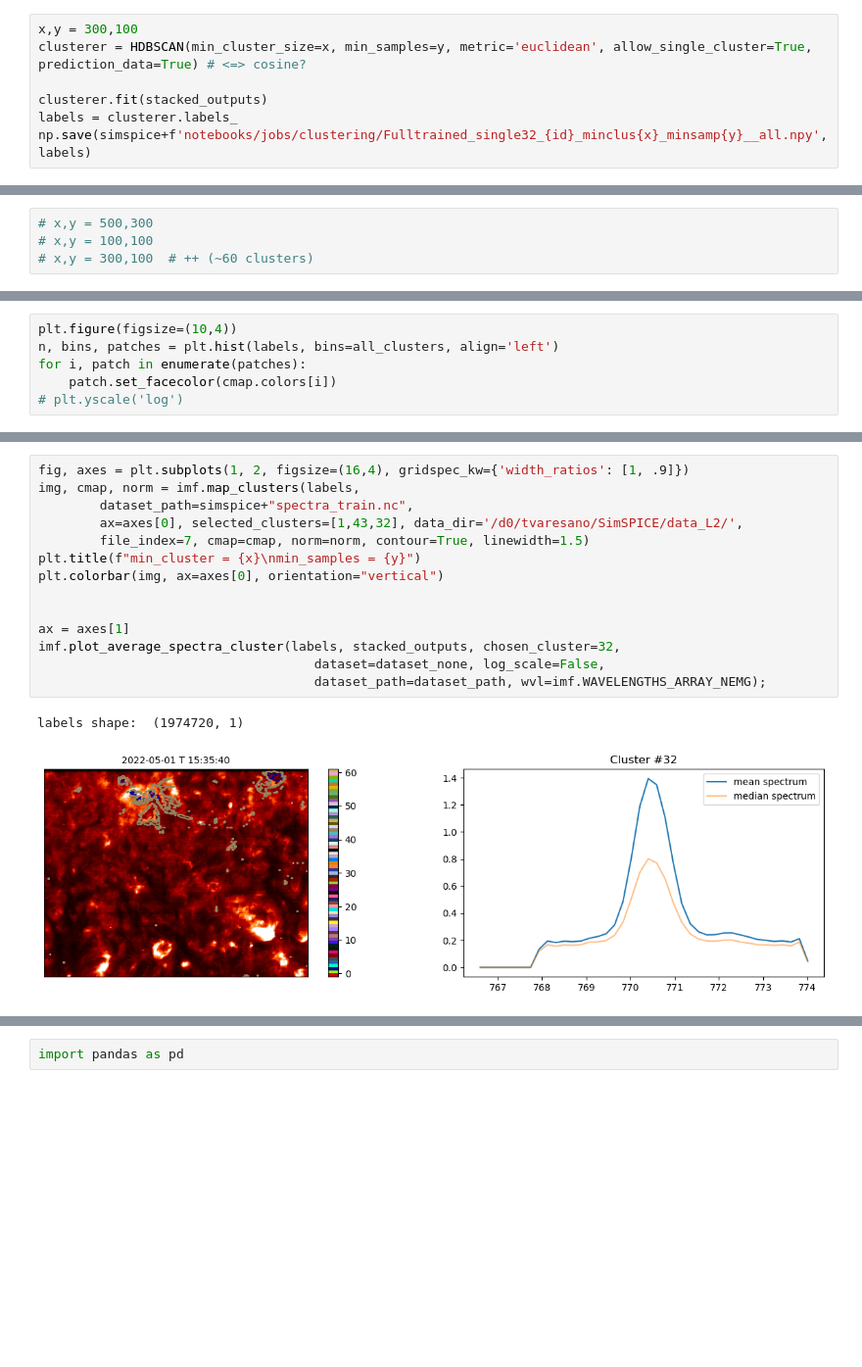
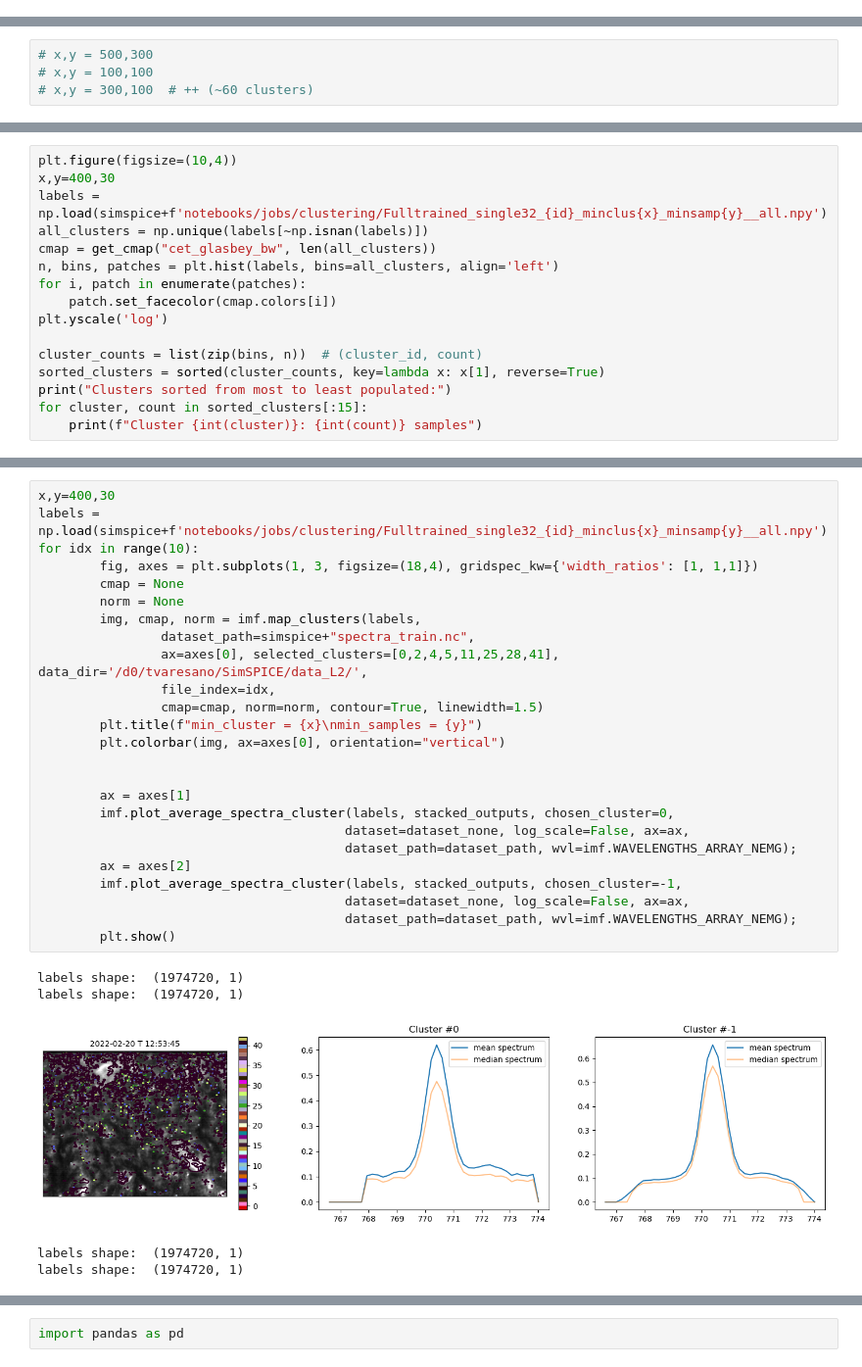
Before and after one commit to taniavsn/SimSPICE, a Jupyter notebook: notebooks/clustering_NeMg_all.ipynb, the cells around one changed output, grey strips where cells are left out. Shown at 98% size. Drawn from its saved outputs; the diff is of its cells as text; blank space fills up the shorter version.

```diff
--- a/notebooks/clustering_NeMg_all.ipynb
+++ b/notebooks/clustering_NeMg_all.ipynb
@@ -54,7 +53,0 @@ stacked_outputs = np.load(simspice+f'notebooks/jobs/model_outputs/stacked_output
-# %%
-x,y = 300,100
-clusterer = HDBSCAN(min_cluster_size=x, min_samples=y, metric='euclidean', allow_single_cluster=True, prediction_data=True) # <=> cosine?
-
-clusterer.fit(stacked_outputs)
-labels = clusterer.labels_
-np.save(simspice+f'notebooks/jobs/clustering/Fulltrained_single32_{id}_minclus{x}_minsamp{y}__all.npy', labels)
@@ -93,7 +155,17 @@ cmap = get_cmap("cet_glasbey_bw", len(all_clusters))
 # %%
 plt.figure(figsize=(10,4))
+x,y=400,30
+labels = np.load(simspice+f'notebooks/jobs/clustering/Fulltrained_single32_{id}_minclus{x}_minsamp{y}__all.npy')
+all_clusters = np.unique(labels[~np.isnan(labels)])
+cmap = get_cmap("cet_glasbey_bw", len(all_clusters))
 n, bins, patches = plt.hist(labels, bins=all_clusters, align='left')
 for i, patch in enumerate(patches):
     patch.set_facecolor(cmap.colors[i])
-# plt.yscale('log')
+plt.yscale('log')
+
+cluster_counts = list(zip(bins, n))  # (cluster_id, count)
+sorted_clusters = sorted(cluster_counts, key=lambda x: x[1], reverse=True)
+print("Clusters sorted from most to least populated:")
+for cluster, count in sorted_clusters[:15]:
+    print(f"Cluster {int(cluster)}: {int(count)} samples")
 # %% [output]
@@ -101,17 +189,31 @@ for i, patch in enumerate(patches):
 # %%
-fig, axes = plt.subplots(1, 2, figsize=(16,4), gridspec_kw={'width_ratios': [1, .9]})
-img, cmap, norm = imf.map_clusters(labels,
-        dataset_path=simspice+"spectra_train.nc",
-        ax=axes[0], selected_clusters=[1,43,32], data_dir='/d0/tvaresano/SimSPICE/data_L2/',
-        file_index=7, cmap=cmap, norm=norm, contour=True, linewidth=1.5)
-plt.title(f"min_cluster = {x}\nmin_samples = {y}")
-plt.colorbar(img, ax=axes[0], orientation="vertical")
+x,y=400,30
+labels = np.load(simspice+f'notebooks/jobs/clustering/Fulltrained_single32_{id}_minclus{x}_minsamp{y}__all.npy')
+for idx in range(10):
+        fig, axes = plt.subplots(1, 3, figsize=(18,4), gridspec_kw={'width_ratios': [1, 1,1]})
+        cmap = None
+        norm = None
+        img, cmap, norm = imf.map_clusters(labels,
+                dataset_path=simspice+"spectra_train.nc",
+                ax=axes[0], selected_clusters=[0,2,4,5,11,25,28,41], data_dir='/d0/tvaresano/SimSPICE/data_L2/',
+                file_index=idx,
+                cmap=cmap, norm=norm, contour=True, linewidth=1.5)
+        plt.title(f"min_cluster = {x}\nmin_samples = {y}")
+        plt.colorbar(img, ax=axes[0], orientation="vertical")
 
 
-ax = axes[1]
-imf.plot_average_spectra_cluster(labels, stacked_outputs, chosen_cluster=32,
-                                    dataset=dataset_none, log_scale=False,
-                                    dataset_path=dataset_path, wvl=imf.WAVELENGTHS_ARRAY_NEMG);
+        ax = axes[1]
+        imf.plot_average_spectra_cluster(labels, stacked_outputs, chosen_cluster=0,
+                                        dataset=dataset_none, log_scale=False, ax=ax,
+                                        dataset_path=dataset_path, wvl=imf.WAVELENGTHS_ARRAY_NEMG);
+        ax = axes[2]
+        imf.plot_average_spectra_cluster(labels, stacked_outputs, chosen_cluster=-1,
+                                        dataset=dataset_none, log_scale=False, ax=ax,
+                                        dataset_path=dataset_path, wvl=imf.WAVELENGTHS_ARRAY_NEMG);
+        plt.show()
 # %% [output]
 labels shape:  (1974720, 1)
+labels shape:  (1974720, 1)
-[figure, old version]
+[figure, new version]
+labels shape:  (1974720, 1)
+labels shape:  (1974720, 1)
```
Also changed, not shown: parts of 28 cells of this notebook, 5 other files.
